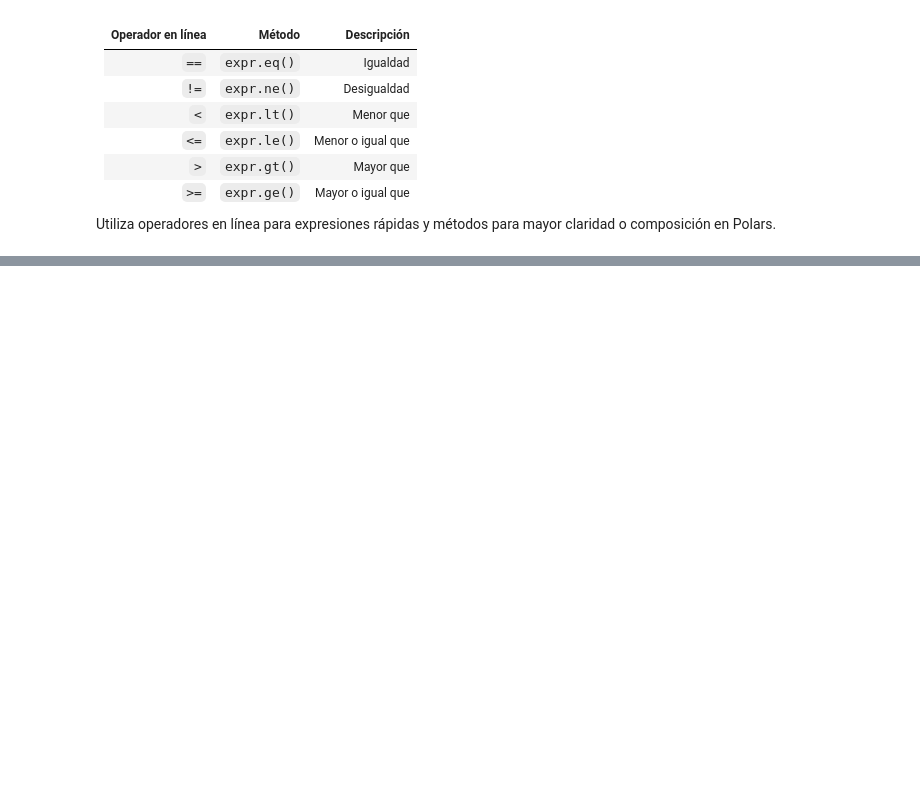
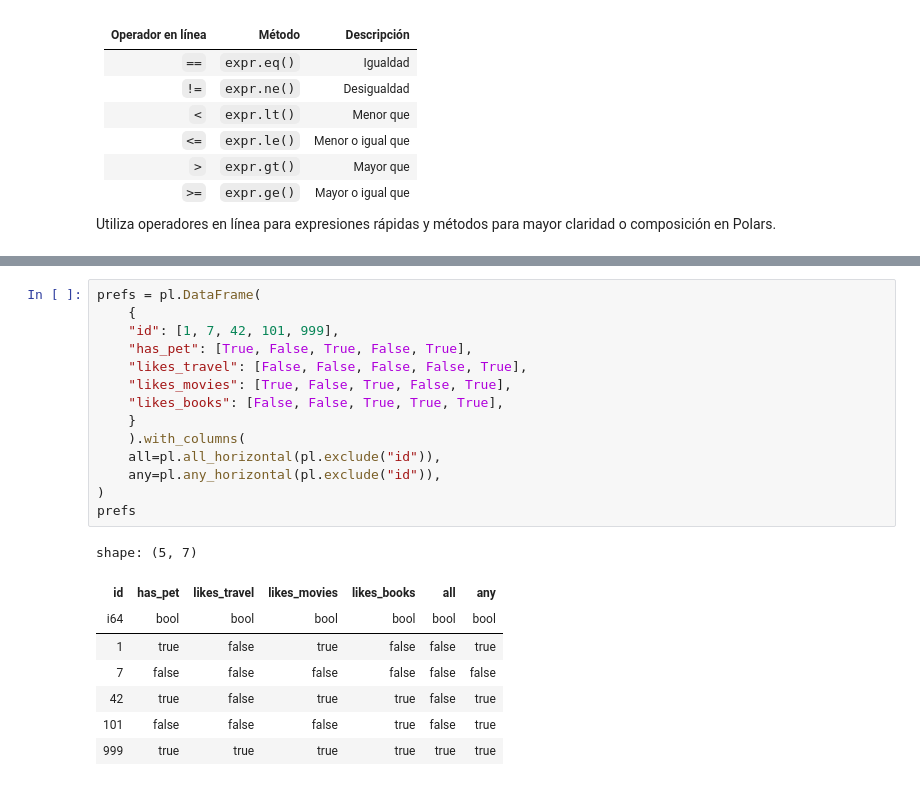
Before and after one commit to Sechi42/Polars, a Jupyter notebook: Chapter_9/Notebook_9.ipynb, the cells around one changed output, grey strips where cells are left out. Saved outputs shown, nothing was run; the diff lists cells and outputs as text; blank space fills up the shorter version.

```diff
--- a/Chapter_9/Notebook_9.ipynb
+++ b/Chapter_9/Notebook_9.ipynb
@@ -130,0 +344,23 @@ Utiliza operadores en línea para expresiones rápidas y métodos para mayor cla
+# %%
+prefs = pl.DataFrame(
+    {
+    "id": [1, 7, 42, 101, 999],
+    "has_pet": [True, False, True, False, True],
+    "likes_travel": [False, False, False, False, True],
+    "likes_movies": [True, False, True, False, True],
+    "likes_books": [False, False, True, True, True],
+    }
+    ).with_columns(
+    all=pl.all_horizontal(pl.exclude("id")),
+    any=pl.any_horizontal(pl.exclude("id")),
+)
+prefs
+# %% [output]
+shape: (5, 7)
+| id | has_pet | likes_travel | likes_movies | likes_books | all | any |
+| i64 | bool | bool | bool | bool | bool | bool |
+| 1 | true | false | true | false | false | true |
+| 7 | false | false | false | false | false | false |
+| 42 | true | false | true | true | false | true |
+| 101 | false | false | false | true | false | true |
+| 999 | true | true | true | true | true | true |
```
Also changed, not shown: parts of 16 cells of this notebook.
